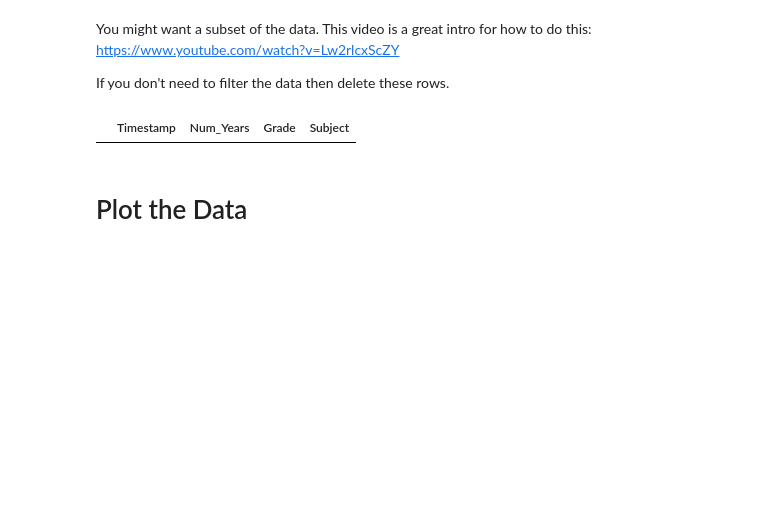
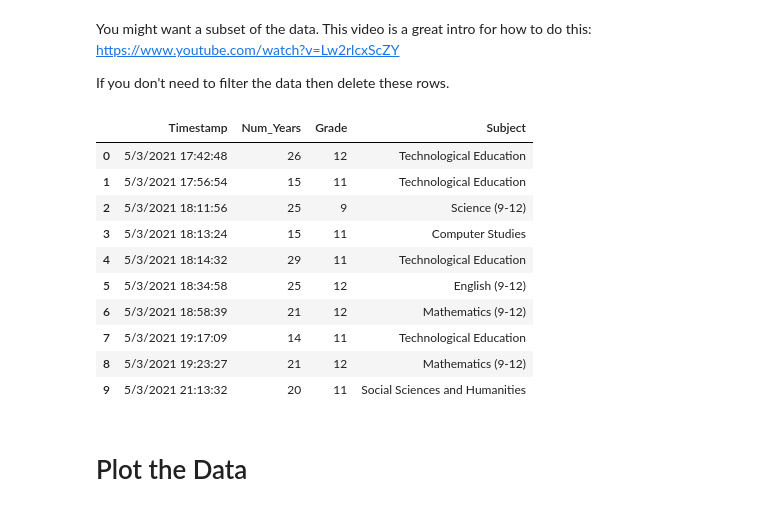
Before and after one commit to pbeens/OTF-Data-Analysis-2021-05, a Jupyter notebook: Demo_Teacher_Years_vs_Grade.ipynb, the cells around one changed output. Saved outputs shown, nothing was run; the diff lists cells and outputs as text; code cells hidden in the pictures; blank space fills up the shorter version.

```diff
--- a/Demo_Teacher_Years_vs_Grade.ipynb
+++ b/Demo_Teacher_Years_vs_Grade.ipynb
@@ -118,17 +118,27 @@ If you don't need to filter the data then delete these rows.
 # %%
 # create the filter
 high_school_filter = (df['Grade'] >= 9)
 elem_filter = (df['Grade'] < 9)
 
 
 # apply the filter & create new dataframes
 sec_df = df.loc[high_school_filter]
 elem_df = df.loc[elem_filter]
 
 # check that it worked
-elem_df
+sec_df
 # %% [output]
 |  | Timestamp | Num_Years | Grade | Subject |
+| 0 | 5/3/2021 17:42:48 | 26 | 12 | Technological Education |
+| 1 | 5/3/2021 17:56:54 | 15 | 11 | Technological Education |
+| 2 | 5/3/2021 18:11:56 | 25 | 9 | Science (9-12) |
+| 3 | 5/3/2021 18:13:24 | 15 | 11 | Computer Studies |
+| 4 | 5/3/2021 18:14:32 | 29 | 11 | Technological Education |
+| 5 | 5/3/2021 18:34:58 | 25 | 12 | English (9-12) |
+| 6 | 5/3/2021 18:58:39 | 21 | 12 | Mathematics (9-12) |
+| 7 | 5/3/2021 19:17:09 | 14 | 11 | Technological Education |
+| 8 | 5/3/2021 19:23:27 | 21 | 12 | Mathematics (9-12) |
+| 9 | 5/3/2021 21:13:32 | 20 | 11 | Social Sciences and Humanities |
 # %% [markdown]
 # Plot the Data
 # %% [markdown]
```
Also changed, not shown: parts of 9 cells of this notebook.
